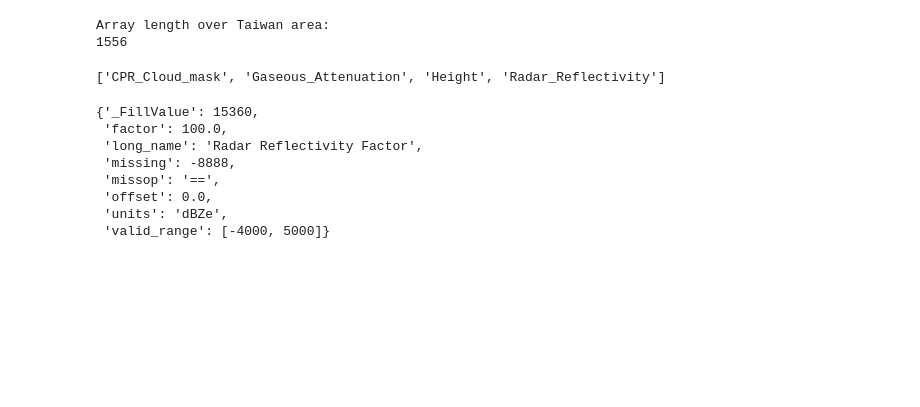
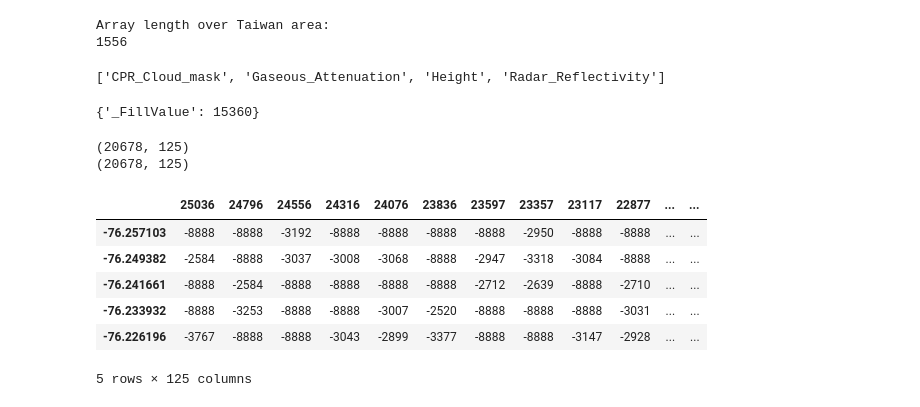
Before and after one commit to jerryjerry9/CloudSat_tutorial, a Jupyter notebook: cloudsat_class_demo.ipynb, the cells around one changed output. Drawn from its saved outputs; the diff is of its cells as text; code cells hidden in the pictures; blank space fills up the shorter version.

```diff
--- a/cloudsat_class_demo.ipynb
+++ b/cloudsat_class_demo.ipynb
@@ -95,29 +149,48 @@ Array length over Taiwan area:
 HDFvars(filename)
 # %% [output]
 ['CPR_Cloud_mask', 'Gaseous_Attenuation', 'Height', 'Radar_Reflectivity']
+# %%
+# Read dataset.
+hdfFile = SD(filename, SDC.READ)##SDS資料輸出
+Reflectivity = hdfFile.select('Radar_Reflectivity')##輸出變數
+Cloud_mask = hdfFile.select('CPR_Cloud_mask')
+Height = hdfFile.select('Height')
+pprint.pprint(Reflectivity.attributes())##輸出變數的基本資料
+# %% [output]
+{'_FillValue': 15360}
+# %%
+demo_longitude=np.asarray(longitude)
+demo_latitude=np.asarray(latitude)
+demo_Reflectivity=np.asarray(Reflectivity[:,:])
+demo_Height=np.asarray(Height[:,:])
+print(demo_Reflectivity.shape)
+print(demo_Height.shape)
+Ref_array_demo = pd.DataFrame(Reflectivity[:,:] ,columns=demo_Height[0,:] ,index=demo_latitude[:,0])
+Ref_array_demo.head()
+# %% [output]
+(20678, 125)
+(20678, 125)
+|  | 25036 | 24796 | 24556 | 24316 | 24076 | 23836 | 23597 | 23357 | 23117 | 22877 | ... | ... |
+| -76.257103 | -8888 | -8888 | -3192 | -8888 | -8888 | -8888 | -8888 | -2950 | -8888 | -8888 | ... | ... |
+| -76.249382 | -2584 | -8888 | -3037 | -3008 | -3068 | -8888 | -2947 | -3318 | -3084 | -8888 | ... | ... |
+| -76.241661 | -8888 | -2584 | -8888 | -8888 | -8888 | -8888 | -2712 | -2639 | -8888 | -2710 | ... | ... |
+| -76.233932 | -8888 | -3253 | -8888 | -8888 | -3007 | -2520 | -8888 | -8888 | -8888 | -3031 | ... | ... |
+| -76.226196 | -3767 | -8888 | -8888 | -3043 | -2899 | -3377 | -8888 | -8888 | -3147 | -2928 | ... | ... |
+5 rows × 125 columns
 # %%
-hdfFile = SD(filename, SDC.READ)
-Reflectivity = hdfFile.select('Radar_Reflectivity')
-pprint.pprint(Reflectivity.attributes())
+#從完整變數矩陣中取出台灣附近的矩陣
 taiwan_Reflectivity= np.zeros((taiwan_array_size[0],125))
-Height = hdfFile.select('Height')
+taiwan_Cloud_mask= np.zeros((taiwan_array_size[0],125))
 taiwan_height= np.zeros((taiwan_array_size[0],125))
+
 taiwan_lat= np.zeros((taiwan_array_size[0],1))
 taiwan_lon= np.zeros((taiwan_array_size[0],1))
 k=0
 for i in range(0,shape1[0]):
     if lonlat_mask[i]>0:
         taiwan_Reflectivity[k,:]= Reflectivity[i,:]/100
+        taiwan_Cloud_mask[k,:]= Cloud_mask[i,:]
         taiwan_height[k,:]=Height[i,:]
         taiwan_lat[k,0]=mo_latitude[i]
         taiwan_lon[k,0]=mo_longitude[i]
         k=k+1
-# %% [output]
-{'_FillValue': 15360,
- 'factor': 100.0,
- 'long_name': 'Radar Reflectivity Factor',
- 'missing': -8888,
- 'missop': '==',
- 'offset': 0.0,
- 'units': 'dBZe',
- 'valid_range': [-4000, 5000]}
```
Also changed, not shown: parts of 13 cells of this notebook.
